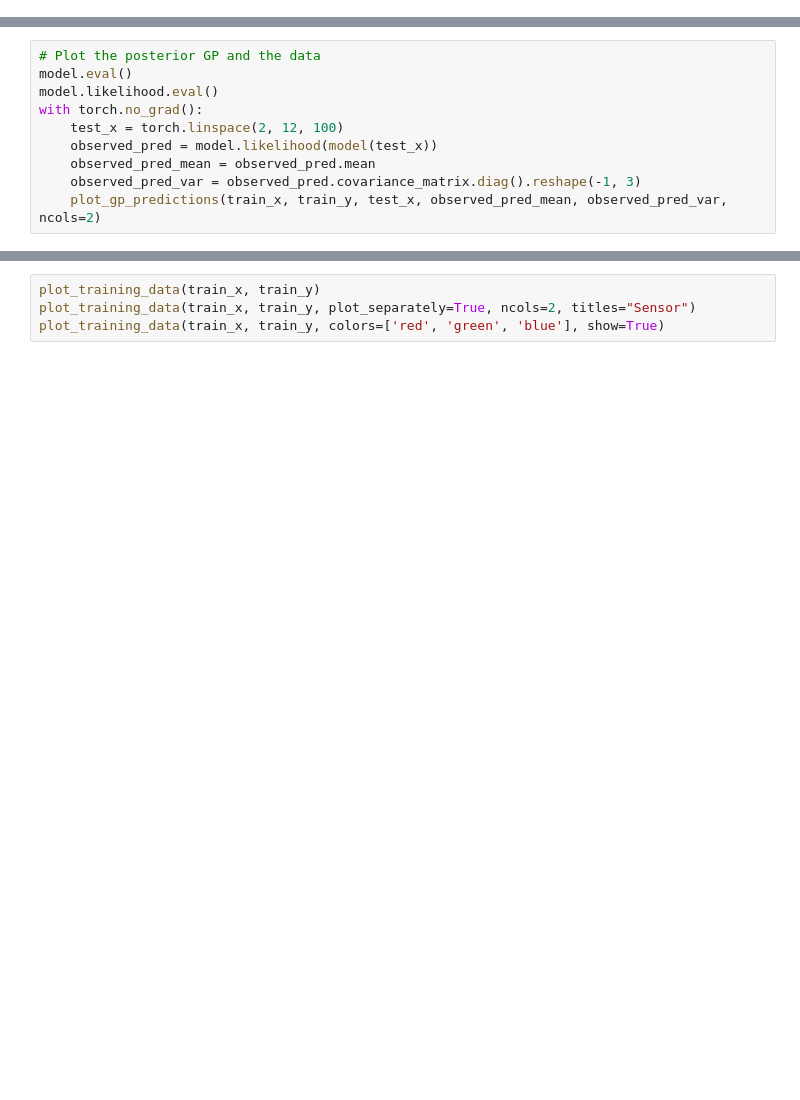
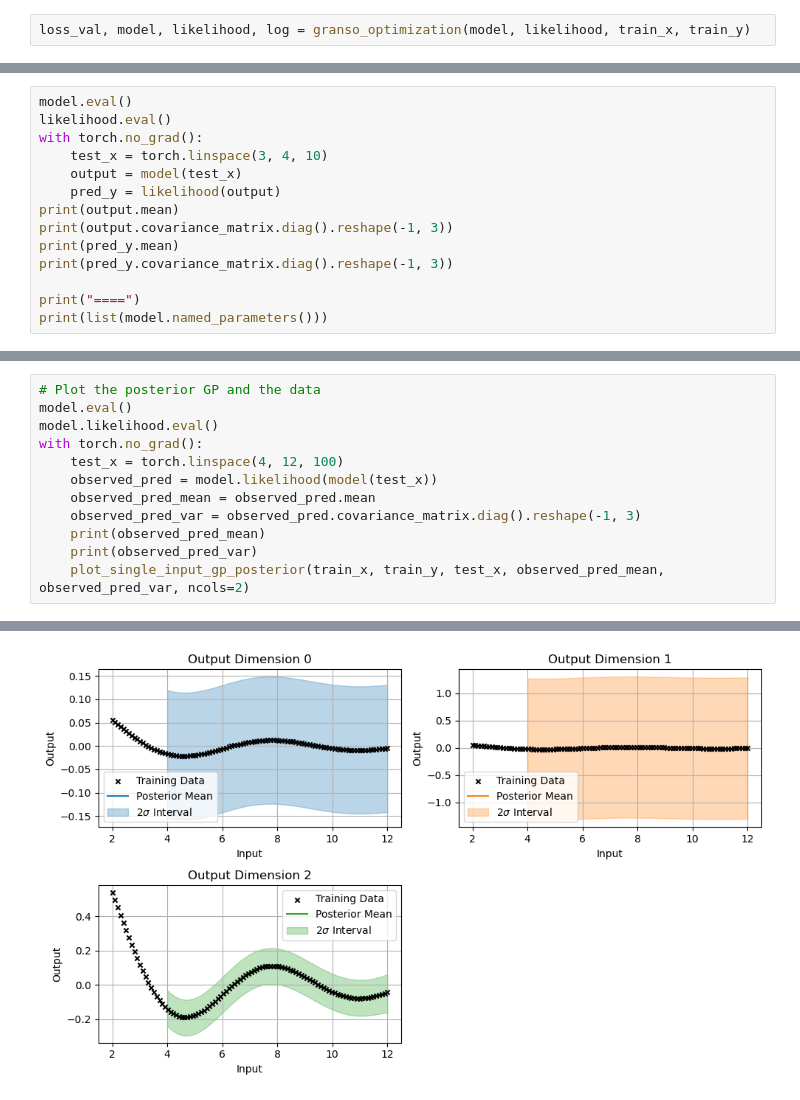
Before and after one commit to ABesginow/2025_ECMLPKDD, a Jupyter notebook: data_visualization_tests.ipynb, the cells around one changed output, grey strips where cells are left out. Cells and saved outputs as stored; diff of their text form; blank space fills up the shorter version.

```diff
--- a/data_visualization_tests.ipynb
+++ b/data_visualization_tests.ipynb
@@ -278,0 +46,2 @@ model = LODEGP(train_x, train_y, likelihood, 3, ODE_name="Bipendulum", verbose=T
+# %%
+loss_val, model, likelihood, log = granso_optimization(model, likelihood, train_x, train_y)
@@ -278,0 +70,14 @@ model = LODEGP(train_x, train_y, likelihood, 3, ODE_name="Bipendulum", verbose=T
+# %%
+model.eval()
+likelihood.eval()
+with torch.no_grad():
+    test_x = torch.linspace(3, 4, 10)
+    output = model(test_x)
+    pred_y = likelihood(output)
+print(output.mean)
+print(output.covariance_matrix.diag().reshape(-1, 3))
+print(pred_y.mean)
+print(pred_y.covariance_matrix.diag().reshape(-1, 3))
+
+print("====")
+print(list(model.named_parameters()))
@@ -281,8 +123,11 @@ model = LODEGP(train_x, train_y, likelihood, 3, ODE_name="Bipendulum", verbose=T
 model.eval()
 model.likelihood.eval()
 with torch.no_grad():
-    test_x = torch.linspace(2, 12, 100)
+    test_x = torch.linspace(4, 12, 100)
     observed_pred = model.likelihood(model(test_x))
     observed_pred_mean = observed_pred.mean
     observed_pred_var = observed_pred.covariance_matrix.diag().reshape(-1, 3)
-    plot_gp_predictions(train_x, train_y, test_x, observed_pred_mean, observed_pred_var, ncols=2)
+    print(observed_pred_mean)
+    print(observed_pred_var)
+    plot_single_input_gp_posterior(train_x, train_y, test_x, observed_pred_mean, observed_pred_var, ncols=2)
+# %% [output]
@@ -289,4 +151 @@ with torch.no_grad():
+[figure, added]
-# %%
-plot_training_data(train_x, train_y)
-plot_training_data(train_x, train_y, plot_separately=True, ncols=2, titles="Sensor")
-plot_training_data(train_x, train_y, colors=['red', 'green', 'blue'], show=True)
```
Also changed, not shown: parts of 10 cells of this notebook, 2 other files.
